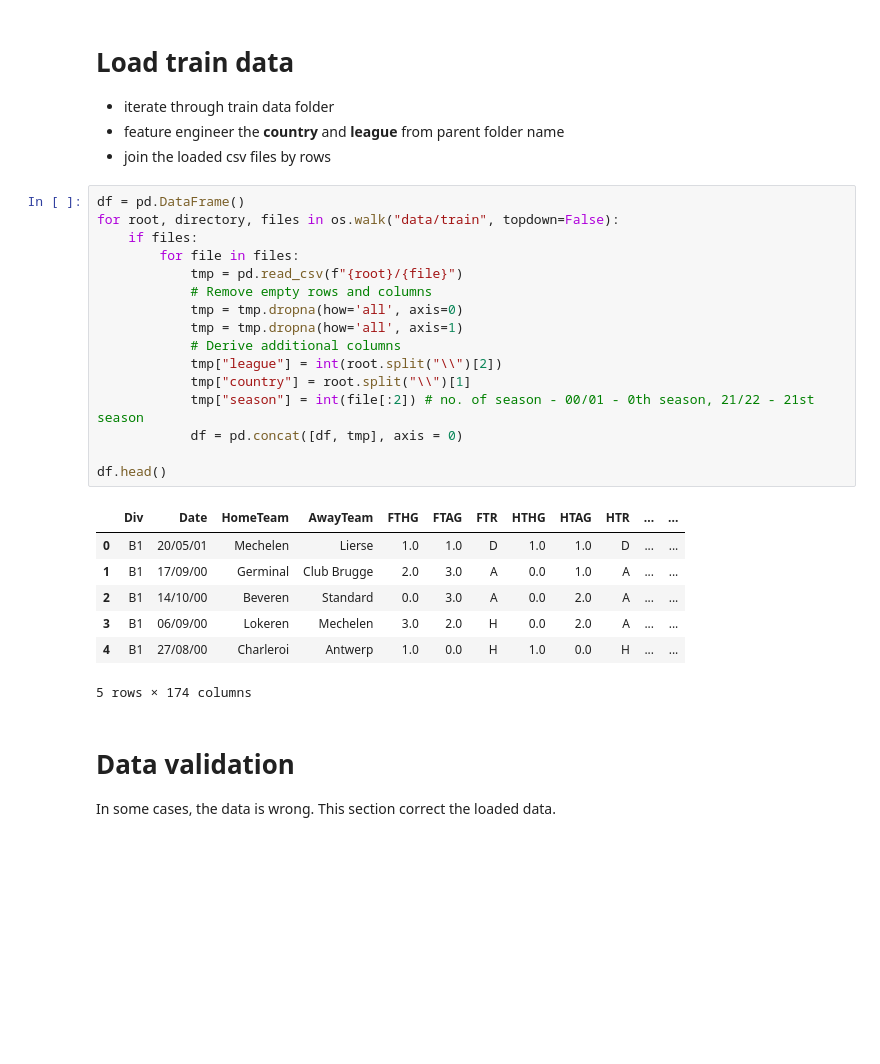
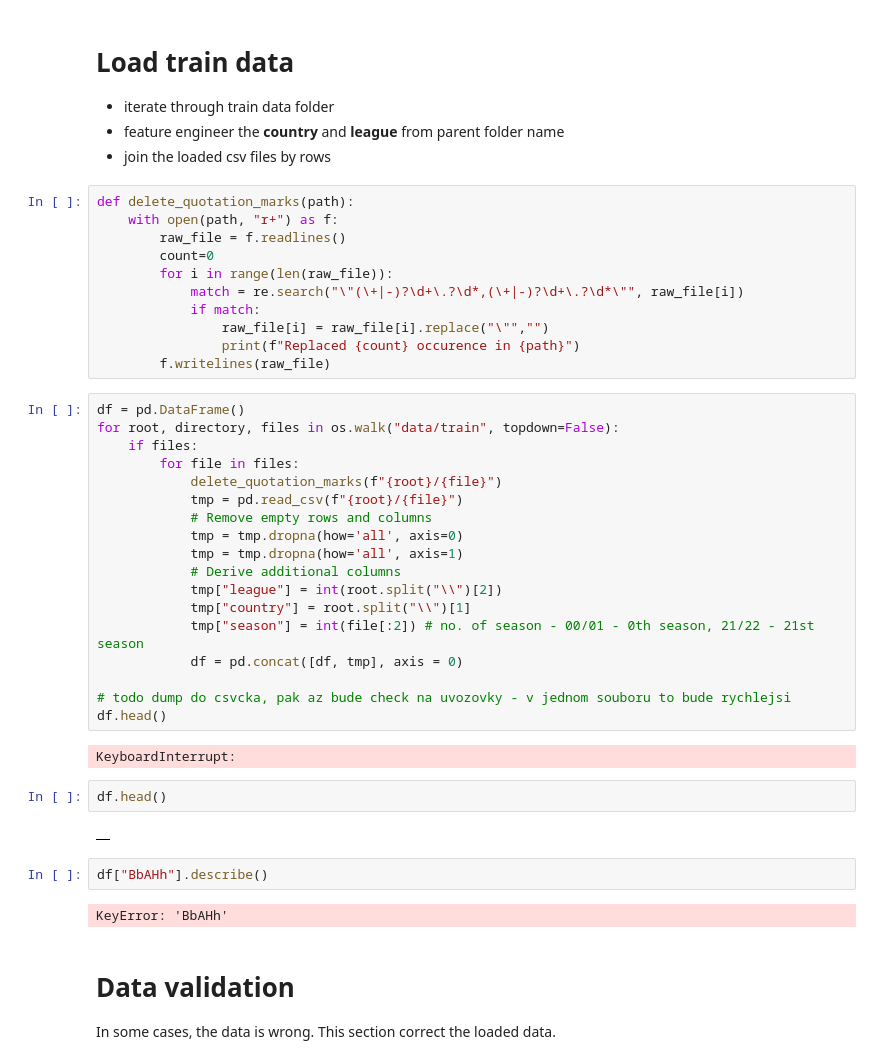
Before and after one commit to balooooooooo/machine-learning-2-coursework, a Jupyter notebook: preprocessing.ipynb, the cells around one changed output. Cells and saved outputs as stored; diff of their text form; blank space fills up the shorter version.

Commit message:
deletion of quation marks

```diff
--- a/preprocessing.ipynb
+++ b/preprocessing.ipynb
@@ -12,11 +16,23 @@ import shutup
 - iterate through train data folder
 - feature engineer the **country** and **league** from parent folder name
 - join the loaded csv files by rows
+# %%
+def delete_quotation_marks(path):
+    with open(path, "r+") as f:
+        raw_file = f.readlines()
+        count=0
+        for i in range(len(raw_file)):
+            match = re.search("\"(\+|-)?\d+\.?\d*,(\+|-)?\d+\.?\d*\"", raw_file[i])
+            if match:
+                raw_file[i] = raw_file[i].replace("\"","")
+                print(f"Replaced {count} occurence in {path}")
+        f.writelines(raw_file)
 # %%
 df = pd.DataFrame()
 for root, directory, files in os.walk("data/train", topdown=False):
     if files:
         for file in files:
+            delete_quotation_marks(f"{root}/{file}")
             tmp = pd.read_csv(f"{root}/{file}")
             # Remove empty rows and columns
             tmp = tmp.dropna(how='all', axis=0)
@@ -27,15 +43,18 @@ for root, directory, files in os.walk("data/train", topdown=False):
             tmp["season"] = int(file[:2]) # no. of season - 00/01 - 0th season, 21/22 - 21st season
             df = pd.concat([df, tmp], axis = 0)
 
+# todo dump do csvcka, pak az bude check na uvozovky - v jednom souboru to bude rychlejsi
 df.head()
 # %% [output]
-|  | Div | Date | HomeTeam | AwayTeam | FTHG | FTAG | FTR | HTHG | HTAG | HTR | ... | ... |
-| 0 | B1 | 20/05/01 | Mechelen | Lierse | 1.0 | 1.0 | D | 1.0 | 1.0 | D | ... | ... |
-| 1 | B1 | 17/09/00 | Germinal | Club Brugge | 2.0 | 3.0 | A | 0.0 | 1.0 | A | ... | ... |
-| 2 | B1 | 14/10/00 | Beveren | Standard | 0.0 | 3.0 | A | 0.0 | 2.0 | A | ... | ... |
-| 3 | B1 | 06/09/00 | Lokeren | Mechelen | 3.0 | 2.0 | H | 0.0 | 2.0 | A | ... | ... |
-| 4 | B1 | 27/08/00 | Charleroi | Antwerp | 1.0 | 0.0 | H | 1.0 | 0.0 | H | ... | ... |
-5 rows × 174 columns
+KeyboardInterrupt:
+# %%
+df.head()
+# %% [output]
+|  |
+# %%
+df["BbAHh"].describe()
+# %% [output]
+KeyError: 'BbAHh'
 # %% [markdown]
 # Data validation
 
```
Also changed, not shown: parts of 9 cells of this notebook.
